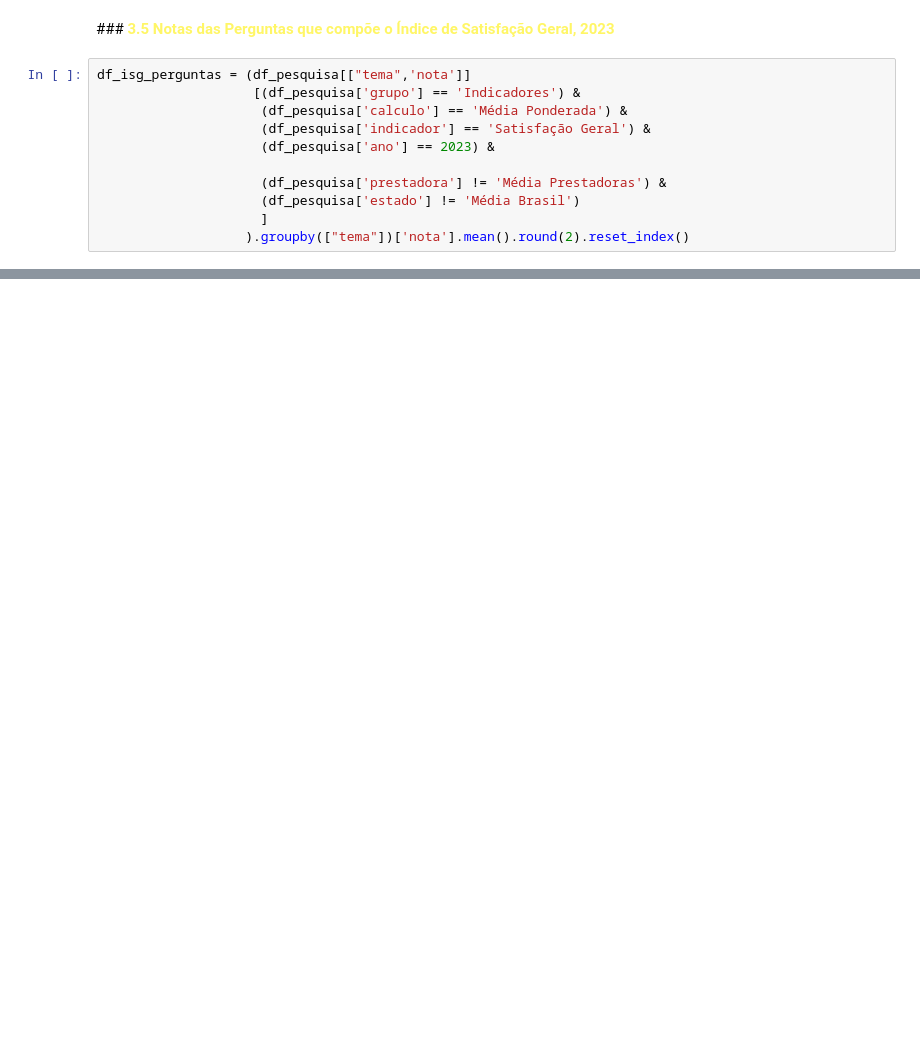
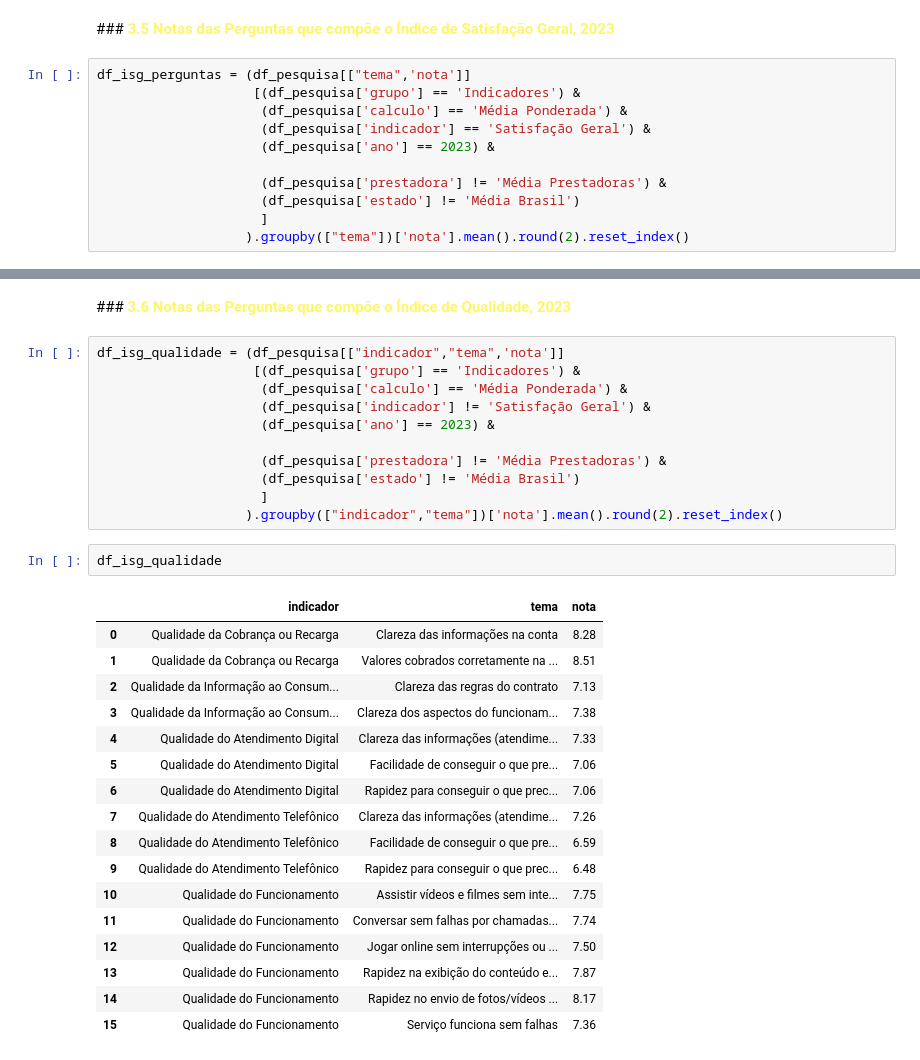
Before and after one commit to gabrielmprata/Anatel_Reclamacoes, a Jupyter notebook: Anatel_Pesquisa_Analises_e_Graficos.ipynb, the cells around one changed output, grey strips where cells are left out. Saved outputs shown, nothing was run; the diff lists cells and outputs as text; blank space fills up the shorter version.

```diff
--- a/Anatel_Pesquisa_Analises_e_Graficos.ipynb
+++ b/Anatel_Pesquisa_Analises_e_Graficos.ipynb
@@ -206,3 +206,36 @@ fig.update_layout(showlegend=False)
 fig.show()
 # %% [output]
 [interactive output not drawn]
+# %% [markdown]
+###**<font color=#fff666> 3.6 Notas das Perguntas que compõe o Índice de Qualidade, 2023**
+# %%
+df_isg_qualidade = (df_pesquisa[["indicador","tema",'nota']]
+                    [(df_pesquisa['grupo'] == 'Indicadores') &
+                     (df_pesquisa['calculo'] == 'Média Ponderada') &
+                     (df_pesquisa['indicador'] != 'Satisfação Geral') &
+                     (df_pesquisa['ano'] == 2023) &
+
+                     (df_pesquisa['prestadora'] != 'Média Prestadoras') &
+                     (df_pesquisa['estado'] != 'Média Brasil')
+                     ]
+                   ).groupby(["indicador","tema"])['nota'].mean().round(2).reset_index()
+# %%
+df_isg_qualidade
+# %% [output]
+|  | indicador | tema | nota |
+| 0 | Qualidade da Cobrança ou Recarga | Clareza das informações na conta | 8.28 |
+| 1 | Qualidade da Cobrança ou Recarga | Valores cobrados corretamente na ... | 8.51 |
+| 2 | Qualidade da Informação ao Consum... | Clareza das regras do contrato | 7.13 |
+| 3 | Qualidade da Informação ao Consum... | Clareza dos aspectos do funcionam... | 7.38 |
+| 4 | Qualidade do Atendimento Digital | Clareza das informações (atendime... | 7.33 |
+| 5 | Qualidade do Atendimento Digital | Facilidade de conseguir o que pre... | 7.06 |
+| 6 | Qualidade do Atendimento Digital | Rapidez para conseguir o que prec... | 7.06 |
+| 7 | Qualidade do Atendimento Telefônico | Clareza das informações (atendime... | 7.26 |
+| 8 | Qualidade do Atendimento Telefônico | Facilidade de conseguir o que pre... | 6.59 |
+| 9 | Qualidade do Atendimento Telefônico | Rapidez para conseguir o que prec... | 6.48 |
+| 10 | Qualidade do Funcionamento | Assistir vídeos e filmes sem inte... | 7.75 |
+| 11 | Qualidade do Funcionamento | Conversar sem falhas por chamadas... | 7.74 |
+| 12 | Qualidade do Funcionamento | Jogar online sem interrupções ou ... | 7.50 |
+| 13 | Qualidade do Funcionamento | Rapidez na exibição do conteúdo e... | 7.87 |
+| 14 | Qualidade do Funcionamento | Rapidez no envio de fotos/vídeos ... | 8.17 |
+| 15 | Qualidade do Funcionamento | Serviço funciona sem falhas | 7.36 |
```
